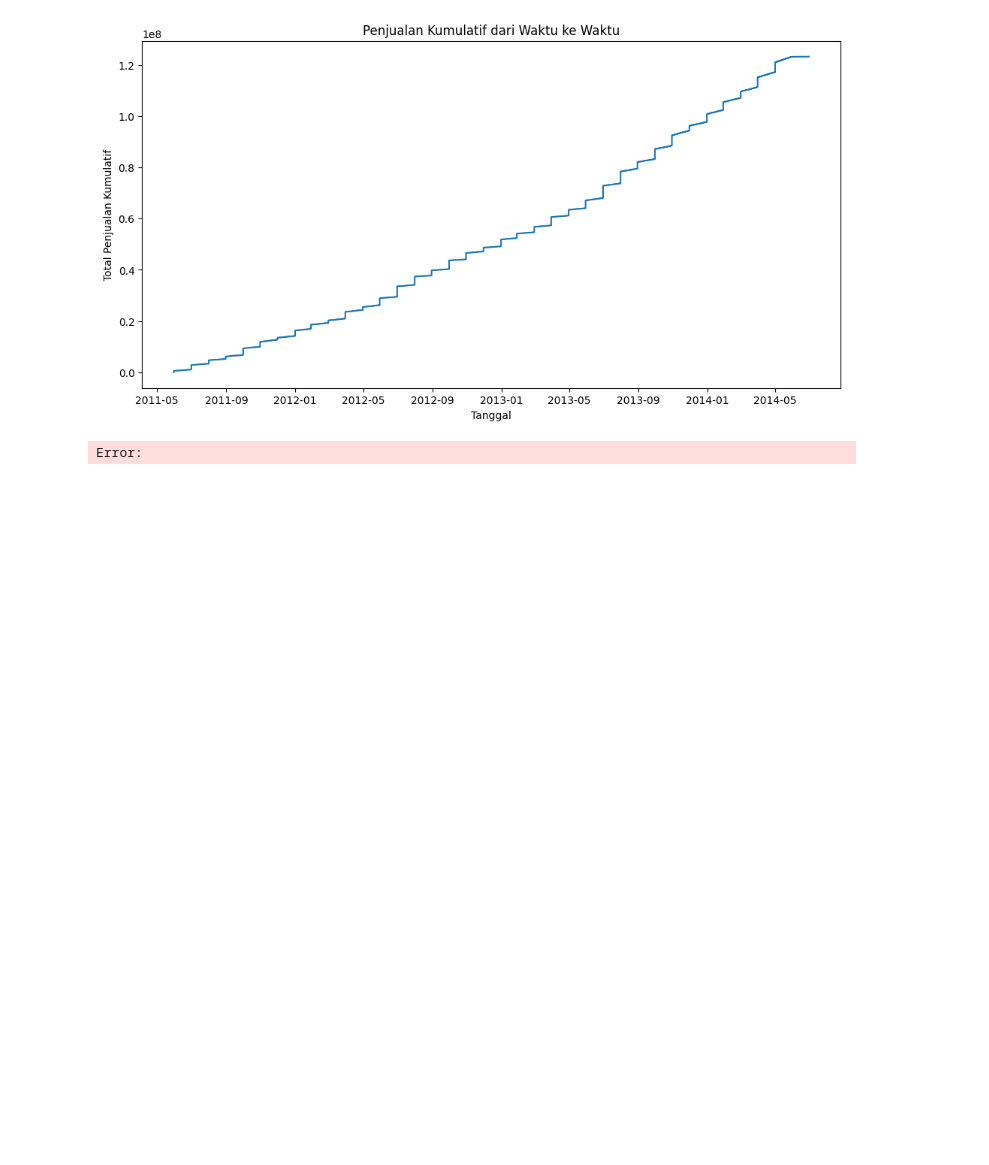
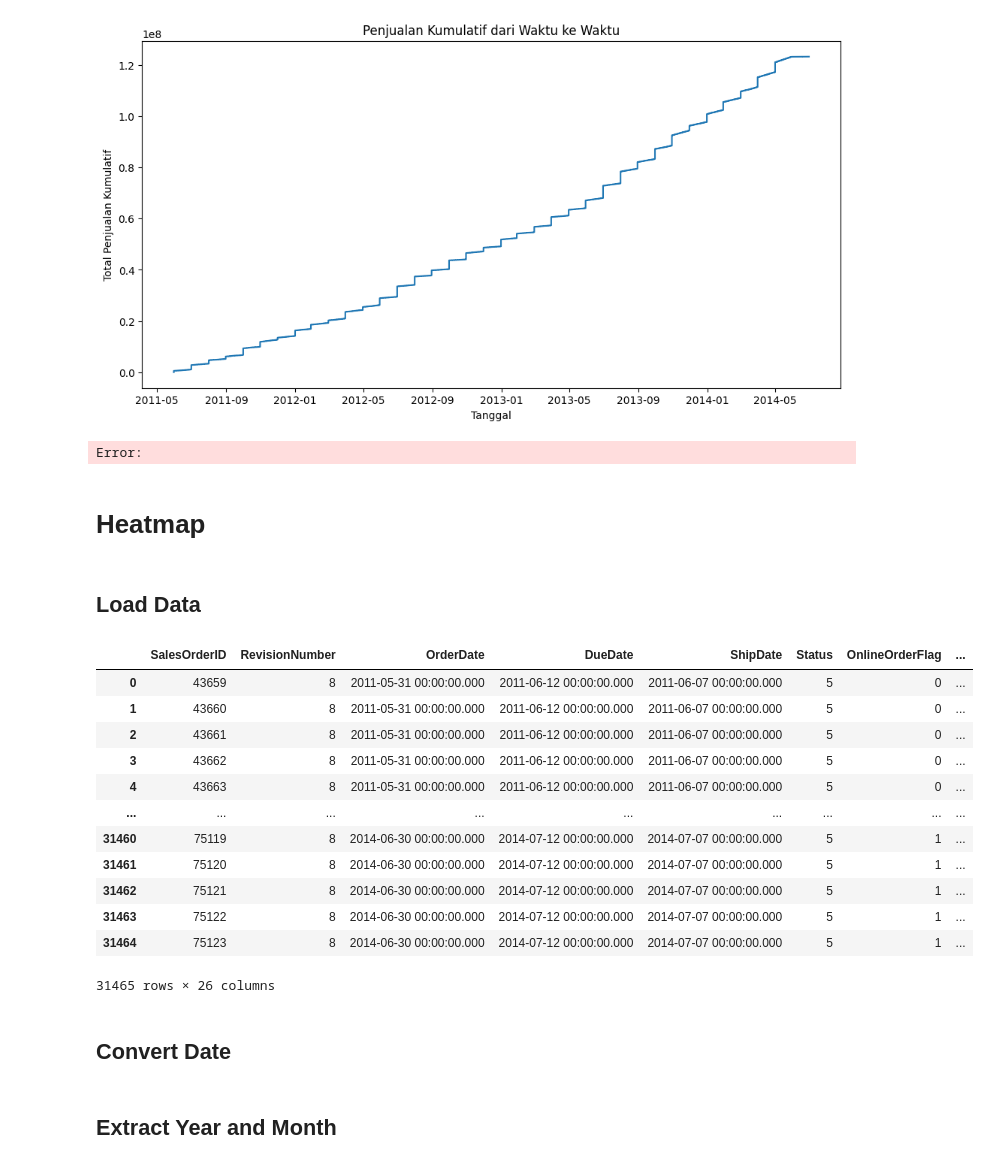
Before and after one commit to aansubarkah/ssa, a Jupyter notebook: TwitterThread/py_viz.ipynb, the cells around one changed output. Drawn from its saved outputs; the diff is of its cells as text; code cells hidden in the pictures; blank space fills up the shorter version.

```diff
--- a/TwitterThread/py_viz.ipynb
+++ b/TwitterThread/py_viz.ipynb
@@ -280,3 +280,5 @@ plt.show()
 # %% [output]
 [figure]
 Error:
+# %% [markdown]
+# Heatmap
@@ -282,0 +289,22 @@ Error:
+# %% [markdown]
+## Load Data
+# %%
+df = pd.read_csv('https://github.com/aansubarkah/ssa/raw/refs/heads/main/MembukaPDF/SalesOrderHeader.csv', sep='\t')
+# %%
+df
+# %% [output]
+|  | SalesOrderID | RevisionNumber | OrderDate | DueDate | ShipDate | Status | OnlineOrderFlag | ... |
+| 0 | 43659 | 8 | 2011-05-31 00:00:00.000 | 2011-06-12 00:00:00.000 | 2011-06-07 00:00:00.000 | 5 | 0 | ... |
+| 1 | 43660 | 8 | 2011-05-31 00:00:00.000 | 2011-06-12 00:00:00.000 | 2011-06-07 00:00:00.000 | 5 | 0 | ... |
+| 2 | 43661 | 8 | 2011-05-31 00:00:00.000 | 2011-06-12 00:00:00.000 | 2011-06-07 00:00:00.000 | 5 | 0 | ... |
+| 3 | 43662 | 8 | 2011-05-31 00:00:00.000 | 2011-06-12 00:00:00.000 | 2011-06-07 00:00:00.000 | 5 | 0 | ... |
+| 4 | 43663 | 8 | 2011-05-31 00:00:00.000 | 2011-06-12 00:00:00.000 | 2011-06-07 00:00:00.000 | 5 | 0 | ... |
+| ... | ... | ... | ... | ... | ... | ... | ... | ... |
+| 31460 | 75119 | 8 | 2014-06-30 00:00:00.000 | 2014-07-12 00:00:00.000 | 2014-07-07 00:00:00.000 | 5 | 1 | ... |
+| 31461 | 75120 | 8 | 2014-06-30 00:00:00.000 | 2014-07-12 00:00:00.000 | 2014-07-07 00:00:00.000 | 5 | 1 | ... |
+| 31462 | 75121 | 8 | 2014-06-30 00:00:00.000 | 2014-07-12 00:00:00.000 | 2014-07-07 00:00:00.000 | 5 | 1 | ... |
+| 31463 | 75122 | 8 | 2014-06-30 00:00:00.000 | 2014-07-12 00:00:00.000 | 2014-07-07 00:00:00.000 | 5 | 1 | ... |
+| 31464 | 75123 | 8 | 2014-06-30 00:00:00.000 | 2014-07-12 00:00:00.000 | 2014-07-07 00:00:00.000 | 5 | 1 | ... |
+31465 rows × 26 columns
+# %% [markdown]
+## Convert Date
@@ -282,0 +313,2 @@ Error:
+# %% [markdown]
+## Extract Year and Month
```
Also changed, not shown: parts of 11 cells of this notebook, 1 other file.
